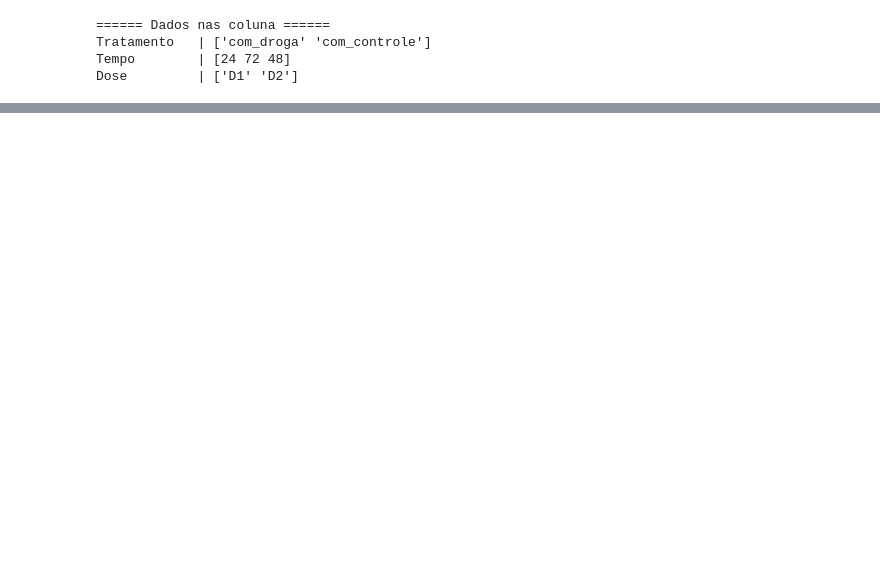
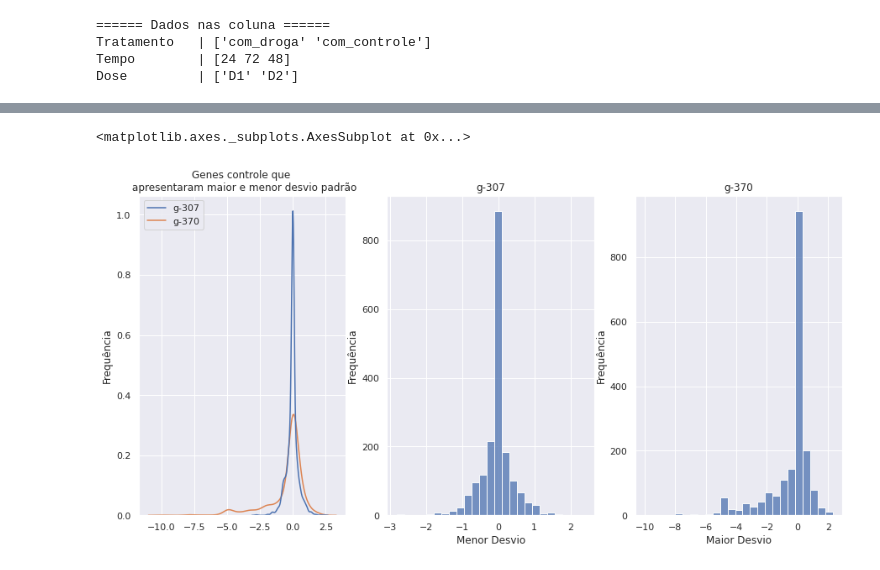
Before and after one commit to axeljunior/Alura-ImersaoDados, a Jupyter notebook: Imersão_Dados.ipynb, the cells around one changed output, grey strips where cells are left out. Drawn from its saved outputs; the diff is of its cells as text; code cells hidden in the pictures; blank space fills up the shorter version.

```diff
--- a/Imersão_Dados.ipynb
+++ b/Imersão_Dados.ipynb
@@ -210,0 +199,20 @@ Name: composto, Length: 3289, dtype: int64
+# %%
+fig, (ax1, ax2, ax3) = plt.subplots(nrows=1, ncols=3, figsize=(15,7))
+
+ax1.set_title('Genes controle que \n apresentaram maior e menor desvio padrão')
+ax1.set_ylabel('Frequência')
+ax1.set_xlabel(' ')
+sns.kdeplot(data=indviduos_controle[['g-307','g-370']], ax=ax1)
+
+ax2.set_title('g-307')
+ax2.set_ylabel('Frequência')
+ax2.set_xlabel('Menor Desvio')
+sns.histplot(data=indviduos_controle['g-307'], ax=ax2, bins=25)
+
+ax3.set_title('g-370')
+ax3.set_ylabel('Frequência')
+ax3.set_xlabel('Maior Desvio')
+sns.histplot(data=indviduos_controle['g-370'], ax=ax3, bins=25)
+# %% [output]
+<matplotlib.axes._subplots.AxesSubplot at 0x...>
+[figure, added]
```
Also changed, not shown: parts of 23 cells of this notebook.
